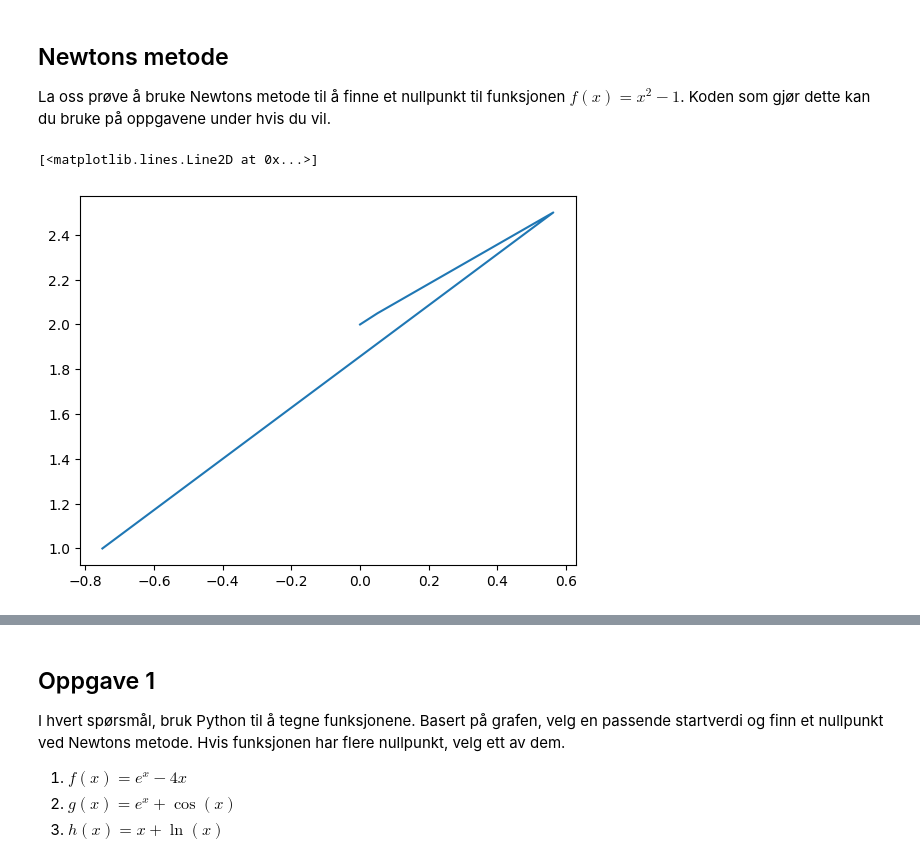
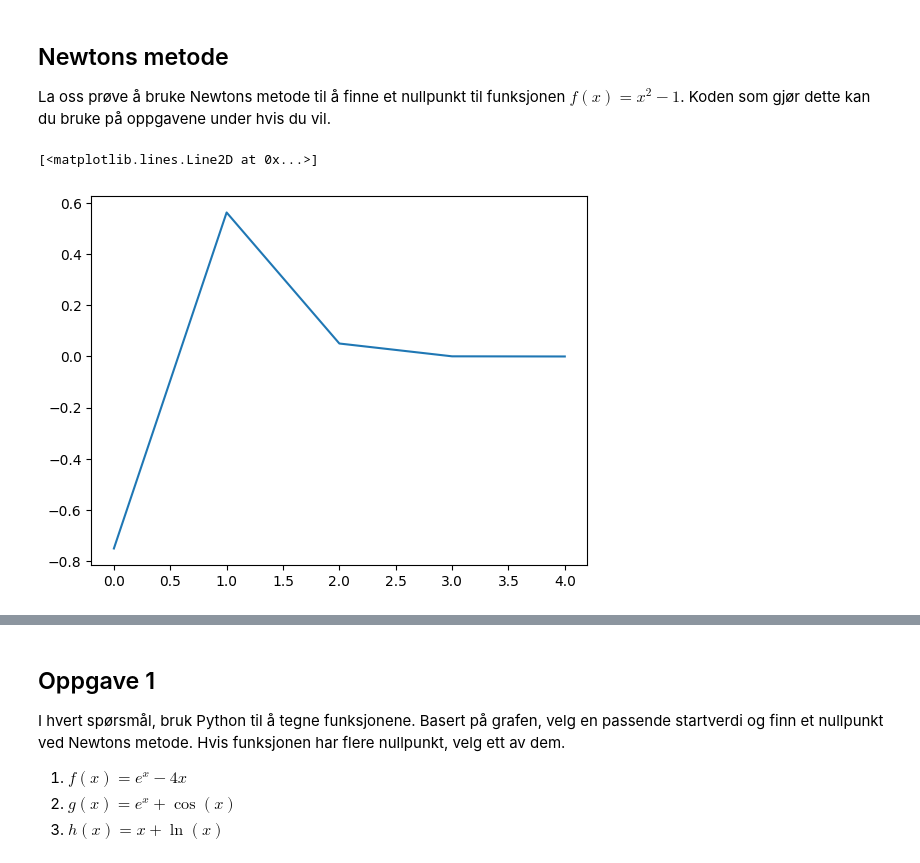
Before and after one commit to stineSvensson/friByte.workshop.website-docker-deploy, a Jupyter notebook: notebooks/uke5/uke5_oppgaver.ipynb, the cells around one changed output, grey strips where cells are left out. Saved outputs shown, nothing was run; the diff lists cells and outputs as text; code cells hidden in the pictures.

```diff
--- a/notebooks/uke5/uke5_oppgaver.ipynb
+++ b/notebooks/uke5/uke5_oppgaver.ipynb
@@ -60,5 +59,5 @@ y_d= df(x)
 # %%
-plt.plot(y, y_d)
+plt.plot(y)
 # %% [output]
 [<matplotlib.lines.Line2D at 0x...>]
-[figure, old version]
+[figure, new version]
```
Also changed, not shown: parts of 3 cells of this notebook.
